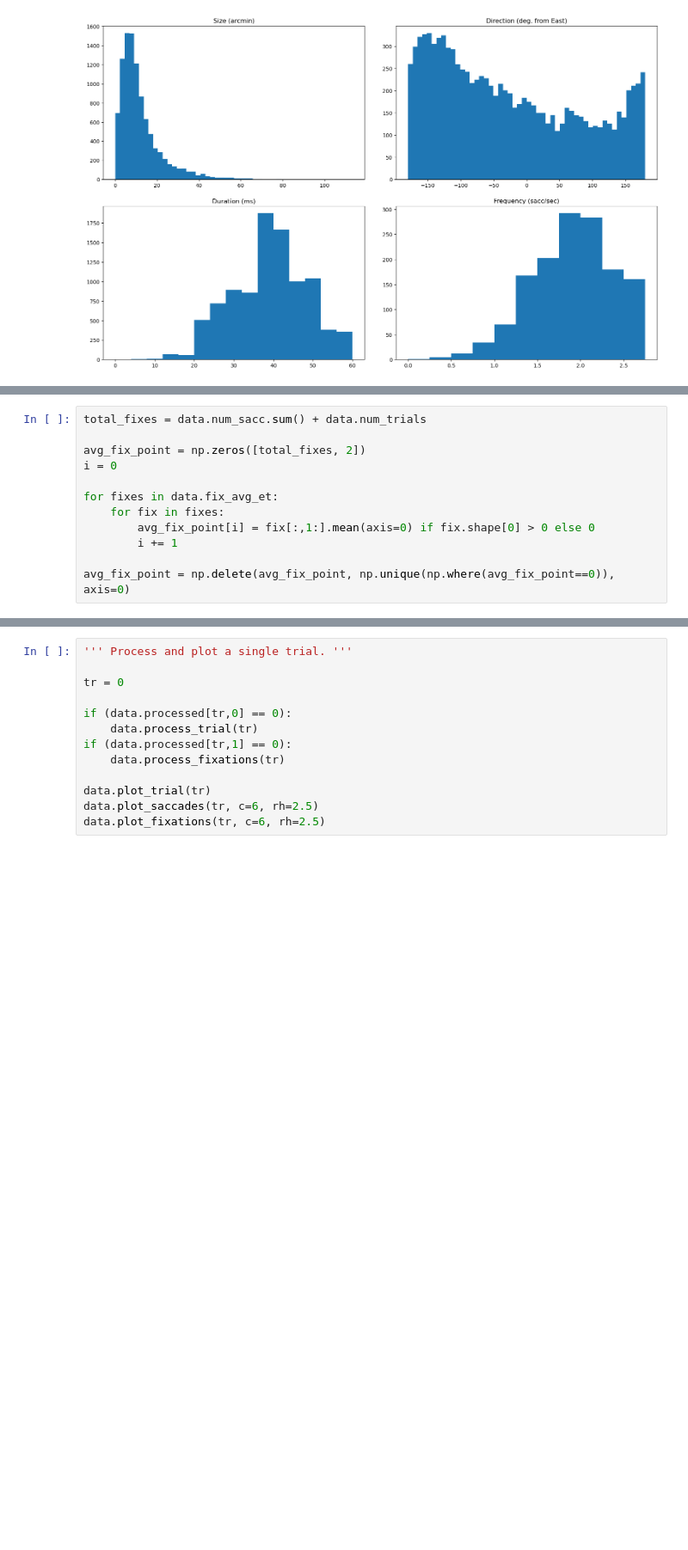
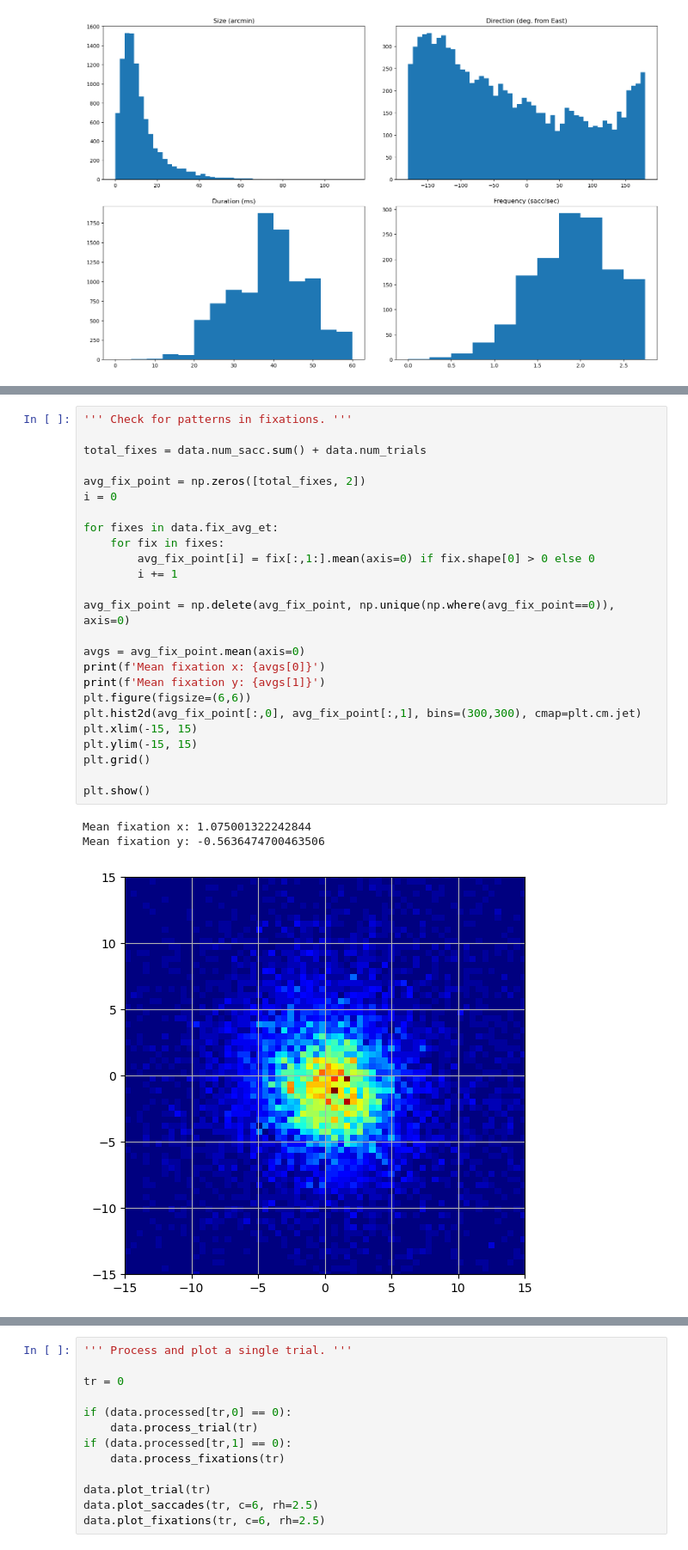
Before and after one commit to ethan-lott/eye-tracking, a Jupyter notebook: ddpi-utils-runner.ipynb, the cells around one changed output, grey strips where cells are left out. Shown at 86% size. Cells and saved outputs as stored; diff of their text form; blank space fills up the shorter version.

Commit message:
Updated density plots.

```diff
--- a/ddpi-utils-runner.ipynb
+++ b/ddpi-utils-runner.ipynb
@@ -101,14 +101,31 @@ Mean endRad: 7.962267134085238
 Mean dRad: 0.13008597901589972
 [figure]
 # %%
+''' Check for patterns in fixations. '''
+
 total_fixes = data.num_sacc.sum() + data.num_trials
 
 avg_fix_point = np.zeros([total_fixes, 2])
 i = 0
 
 for fixes in data.fix_avg_et:
     for fix in fixes:
         avg_fix_point[i] = fix[:,1:].mean(axis=0) if fix.shape[0] > 0 else 0
         i += 1
 
 avg_fix_point = np.delete(avg_fix_point, np.unique(np.where(avg_fix_point==0)), axis=0)
+
+avgs = avg_fix_point.mean(axis=0)
+print(f'Mean fixation x: {avgs[0]}')
+print(f'Mean fixation y: {avgs[1]}')
+plt.figure(figsize=(6,6))
+plt.hist2d(avg_fix_point[:,0], avg_fix_point[:,1], bins=(300,300), cmap=plt.cm.jet)
+plt.xlim(-15, 15)
+plt.ylim(-15, 15)
+plt.grid()
+
+plt.show()
+# %% [output]
+Mean fixation x: 1.075001322242844
+Mean fixation y: -0.5636474700463506
+[figure, added]
```
Also changed, not shown: parts of 5 cells of this notebook.
